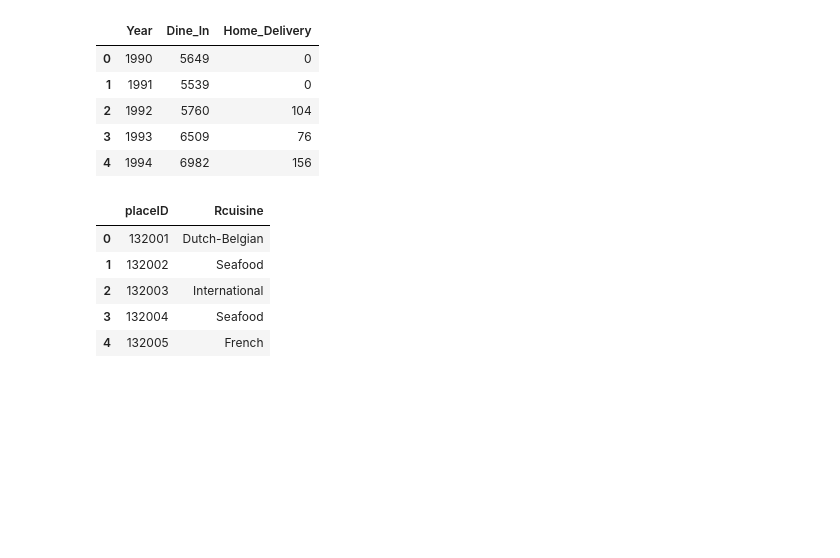
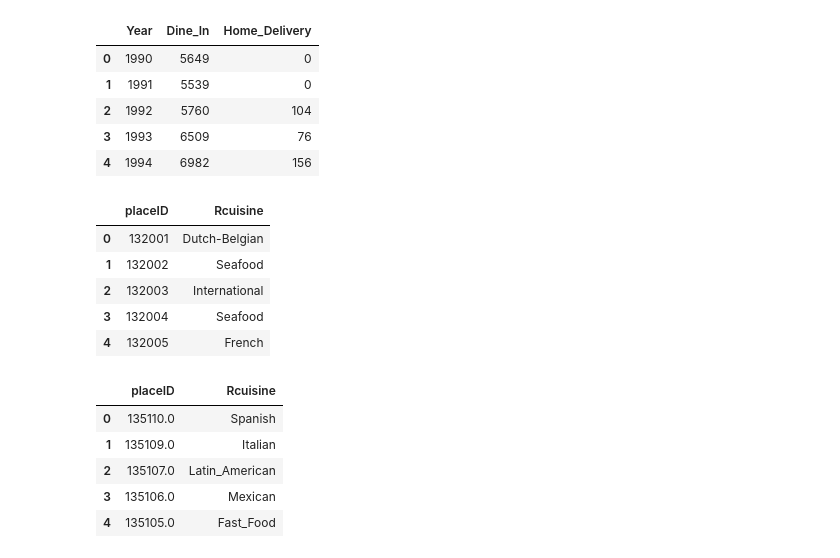
Before and after one commit to Prem976421/infosys-aiml-foundations, a Jupyter notebook: scikit-learn/dataPreprocessing.ipynb, the cells around one changed output. Saved outputs shown, nothing was run; the diff lists cells and outputs as text; code cells hidden in the pictures; blank space fills up the shorter version.

```diff
--- a/scikit-learn/dataPreprocessing.ipynb
+++ b/scikit-learn/dataPreprocessing.ipynb
@@ -57,3 +57,24 @@ restaurant_cuisine.head()
 | 2 | 132003 | International |
 | 3 | 132004 | Seafood |
 | 4 | 132005 | French |
+# %%
+#### Optional code for MS Access Database
+#### Connecting and Fetching Data from MS Access Database - cuisine table
+import pyodbc
+
+conn_str = (r'Driver={Microsoft Access Driver (*.mdb, *.accdb)};DBQ=C:\Users\PREM MOTGHARE\Desktop\introduction to aiml by infosys\python\Data\restaurant_cuisine.accdb;')
+
+conn = pyodbc.connect(conn_str)
+
+cuisine = pd.read_sql('select * from cuisine', conn)
+
+conn.close()
+
+cuisine.head()
+# %% [output]
+|  | placeID | Rcuisine |
+| 0 | 135110.0 | Spanish |
+| 1 | 135109.0 | Italian |
+| 2 | 135107.0 | Latin_American |
+| 3 | 135106.0 | Mexican |
+| 4 | 135105.0 | Fast_Food |
```
Also changed, not shown: parts of 3 cells of this notebook, 1 other file.
